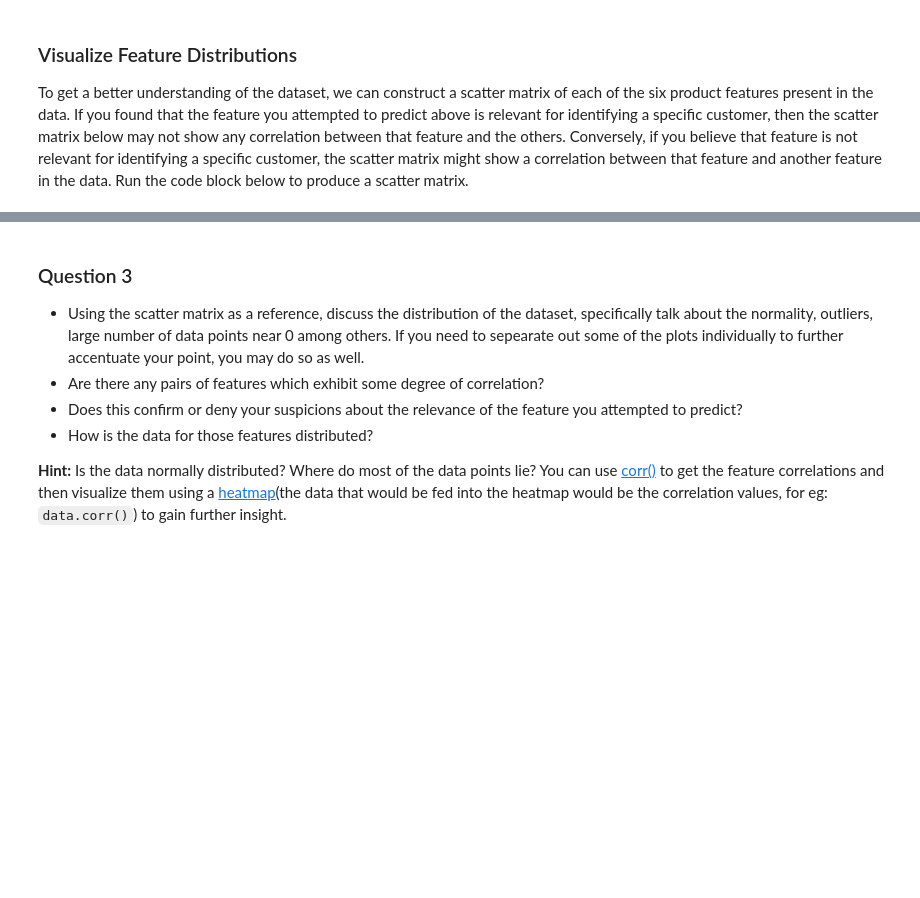
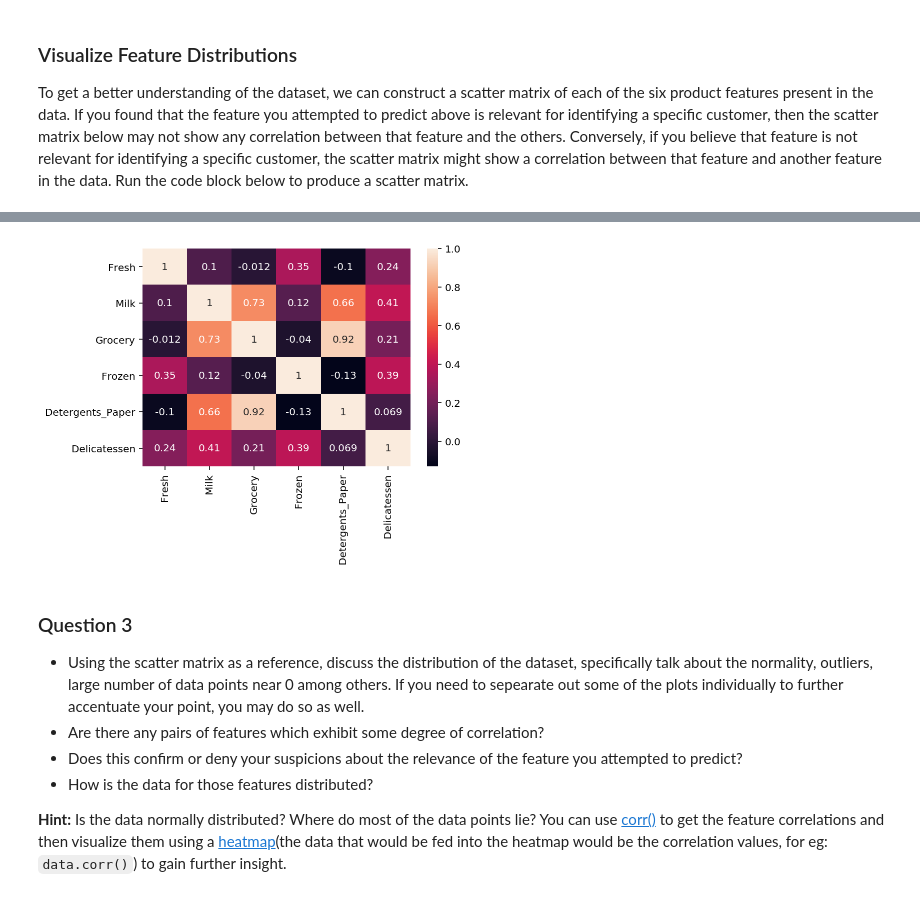
Before and after one commit to MayukhSobo/CustomerSegments, a Jupyter notebook: customer_segments.ipynb, the cells around one changed output, grey strips where cells are left out. Saved outputs shown, nothing was run; the diff lists cells and outputs as text; code cells hidden in the pictures; blank space fills up the shorter version.

```diff
--- a/customer_segments.ipynb
+++ b/customer_segments.ipynb
@@ -153,3 +155,8 @@ pd.scatter_matrix(data, alpha = 0.3, figsize = (14,8), diagonal = 'kde');
+# %%
+import seaborn as sns
+sns.heatmap(data.corr(), annot=True);
+# %% [output]
+[figure, added]
 # %% [markdown]
 ### Question 3
 * Using the scatter matrix as a reference, discuss the distribution of the dataset, specifically talk about the normality, outliers, large number of data points near 0 among others. If you need to sepearate out some of the plots individually to further accentuate your point, you may do so as well.
```
Also changed, not shown: parts of 6 cells of this notebook.
